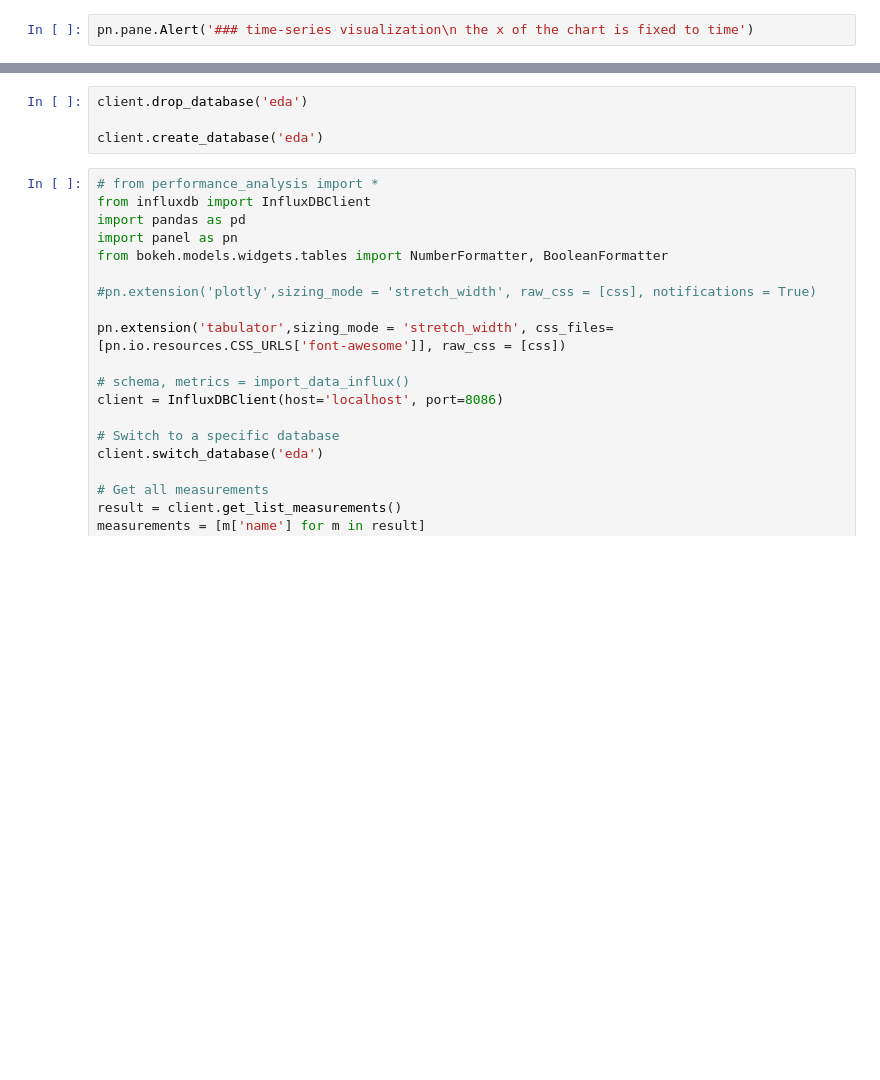
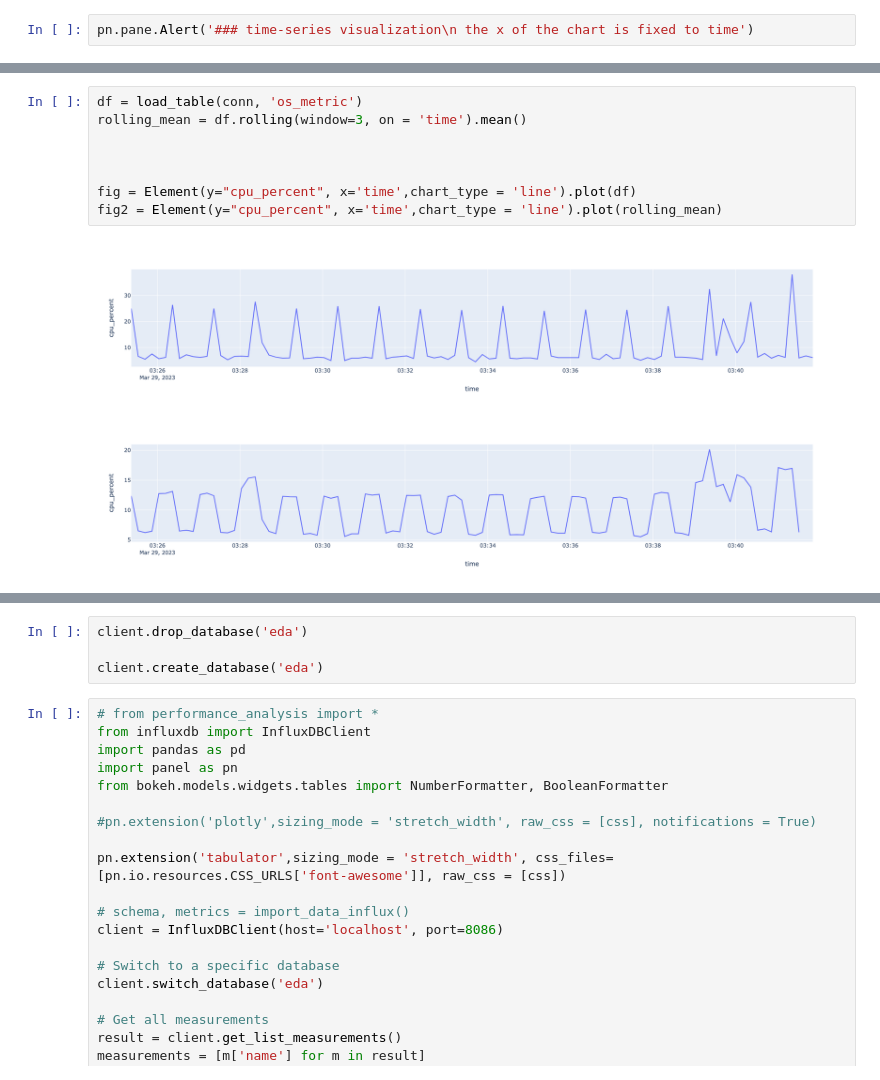
Before and after one commit to allene-ha/EDA_Framework, a Jupyter notebook: demo.ipynb, the cells around one changed output, grey strips where cells are left out. Cells and saved outputs as stored; diff of their text form; blank space fills up the shorter version.

```diff
--- a/demo.ipynb
+++ b/demo.ipynb
@@ -75,0 +74,11 @@ df
+# %%
+df = load_table(conn, 'os_metric')
+rolling_mean = df.rolling(window=3, on = 'time').mean()
+
+
+
+fig = Element(y="cpu_percent", x='time',chart_type = 'line').plot(df)
+fig2 = Element(y="cpu_percent", x='time',chart_type = 'line').plot(rolling_mean)
+# %% [output]
+[figure, added]
+[figure, added]
```
Also changed, not shown: parts of 5 cells of this notebook, 1 other file.
